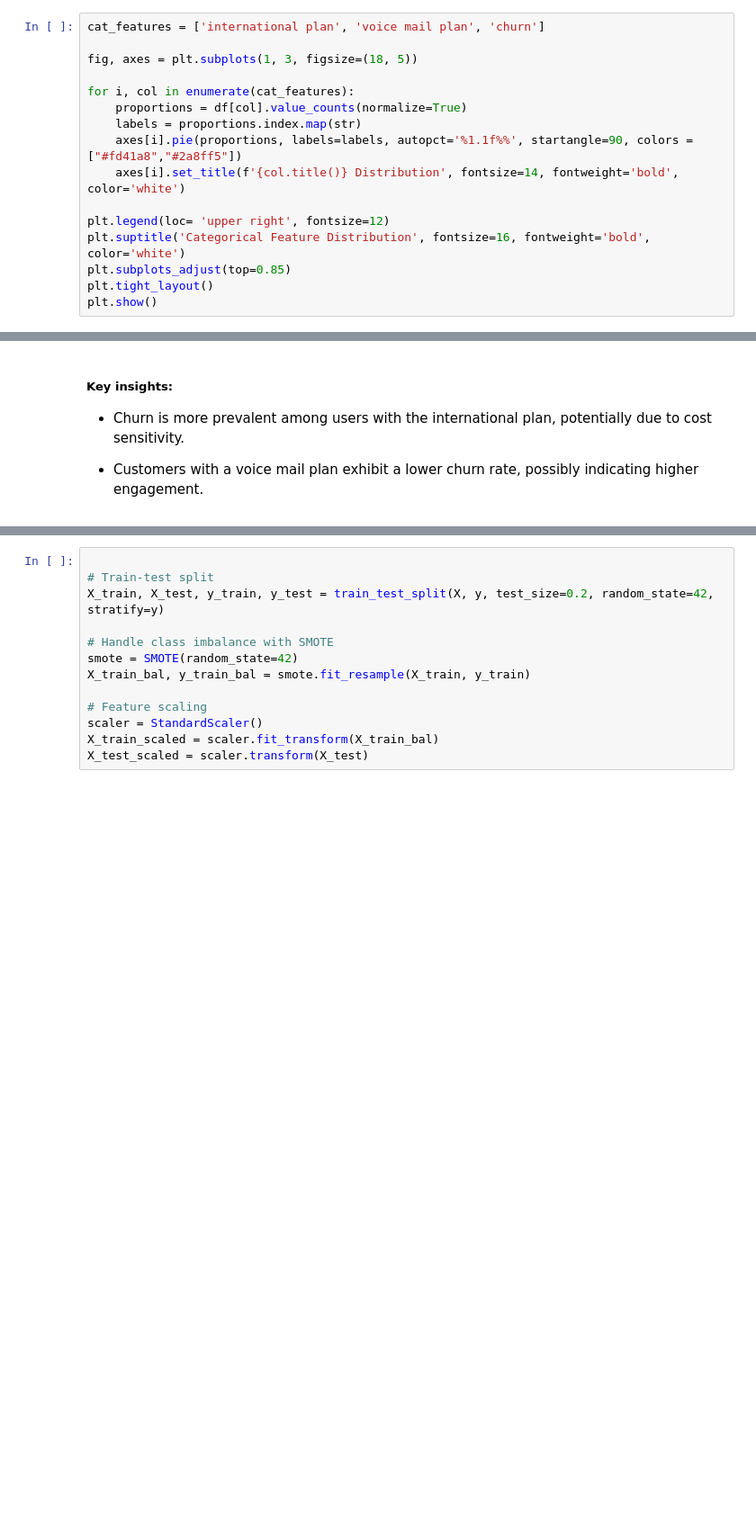
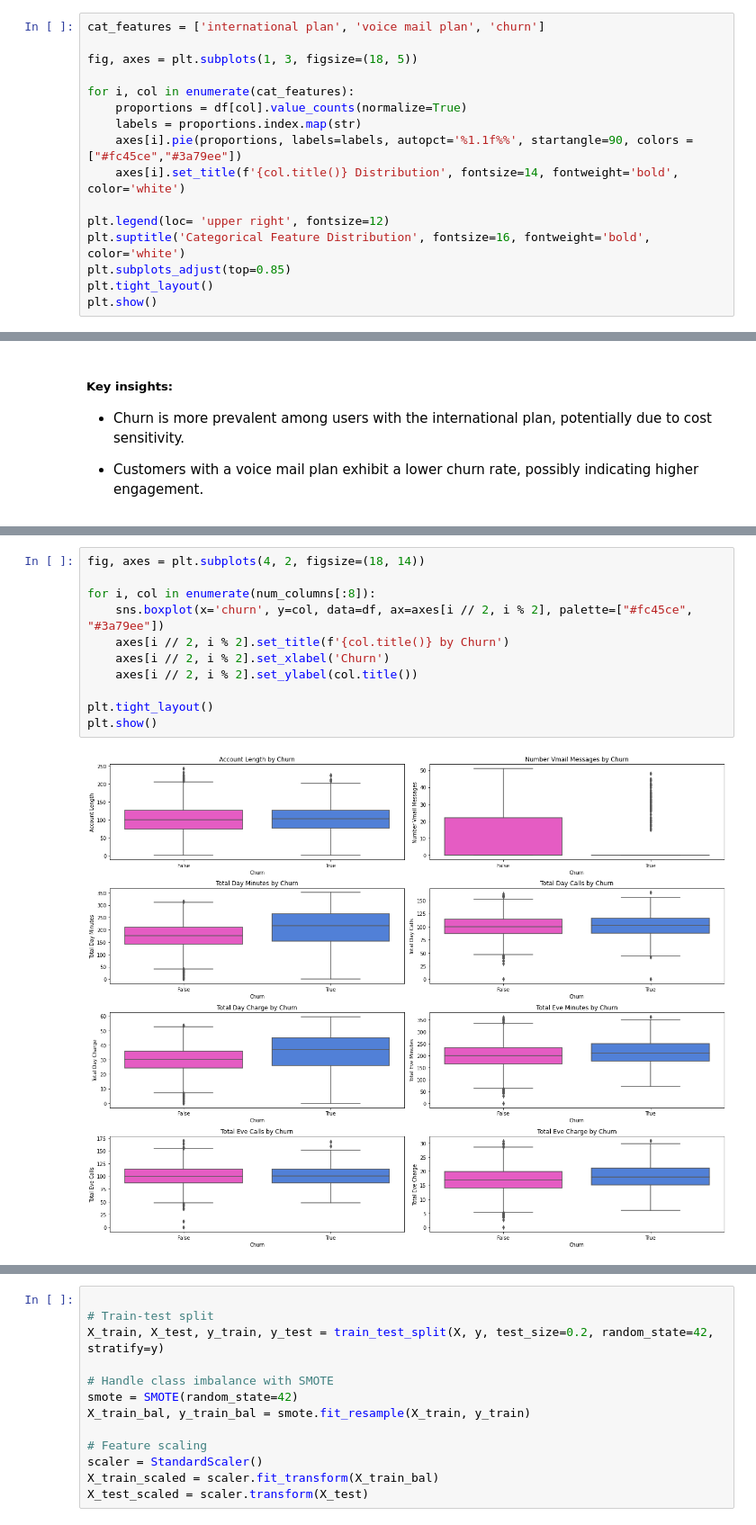
Before and after one commit to Shemnderitu/SyriaTel-Customer-Churn-Project, a Jupyter notebook: churn_prediction.ipynb, the cells around one changed output, grey strips where cells are left out. Shown at 90% size. Saved outputs shown, nothing was run; the diff lists cells and outputs as text; blank space fills up the shorter version.

Commit message:
Numerical Features vs. Churn

```diff
--- a/churn_prediction.ipynb
+++ b/churn_prediction.ipynb
@@ -194,7 +194,7 @@ fig, axes = plt.subplots(1, 3, figsize=(18, 5))
 for i, col in enumerate(cat_features):
     proportions = df[col].value_counts(normalize=True)
     labels = proportions.index.map(str)
-    axes[i].pie(proportions, labels=labels, autopct='%1.1f%%', startangle=90, colors = ["#fd41a8","#2a8ff5"])
+    axes[i].pie(proportions, labels=labels, autopct='%1.1f%%', startangle=90, colors = ["#fc45ce","#3a79ee"])
     axes[i].set_title(f'{col.title()} Distribution', fontsize=14, fontweight='bold', color='white')
 
 plt.legend(loc= 'upper right', fontsize=12)
@@ -262,0 +266,13 @@ plt.show()
+# %%
+fig, axes = plt.subplots(4, 2, figsize=(18, 14))
+
+for i, col in enumerate(num_columns[:8]):
+    sns.boxplot(x='churn', y=col, data=df, ax=axes[i // 2, i % 2], palette=["#fc45ce", "#3a79ee"])
+    axes[i // 2, i % 2].set_title(f'{col.title()} by Churn')
+    axes[i // 2, i % 2].set_xlabel('Churn')
+    axes[i // 2, i % 2].set_ylabel(col.title())
+
+plt.tight_layout()
+plt.show()
+# %% [output]
+[figure, added]
```
Also changed, not shown: parts of 2 cells of this notebook.
